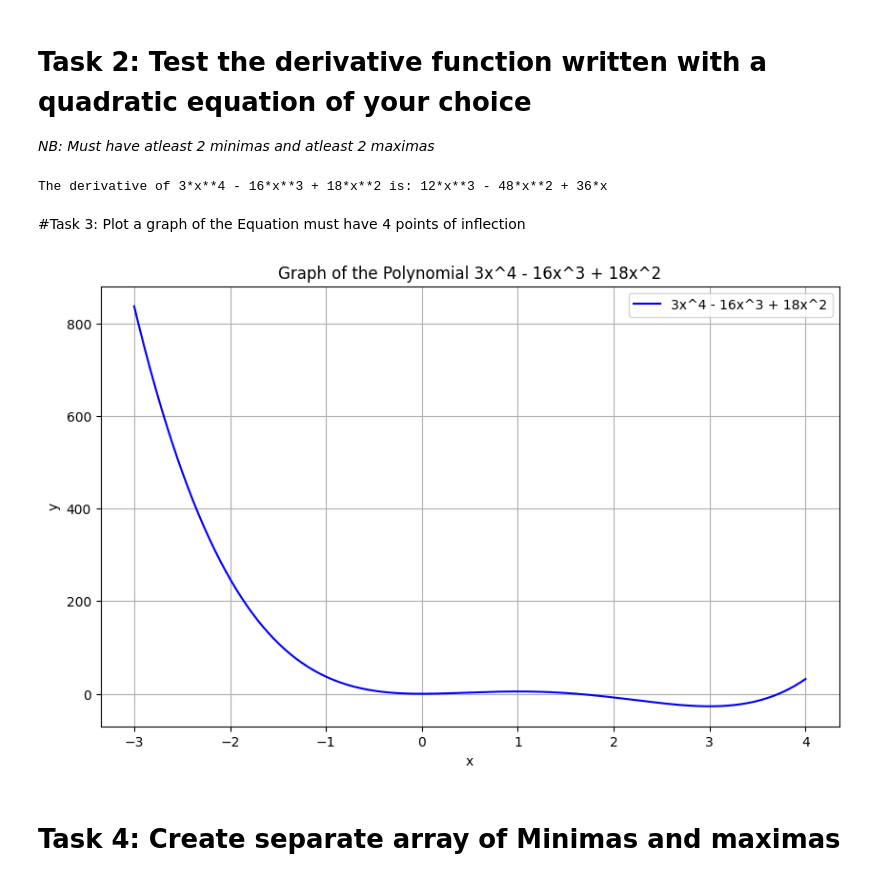
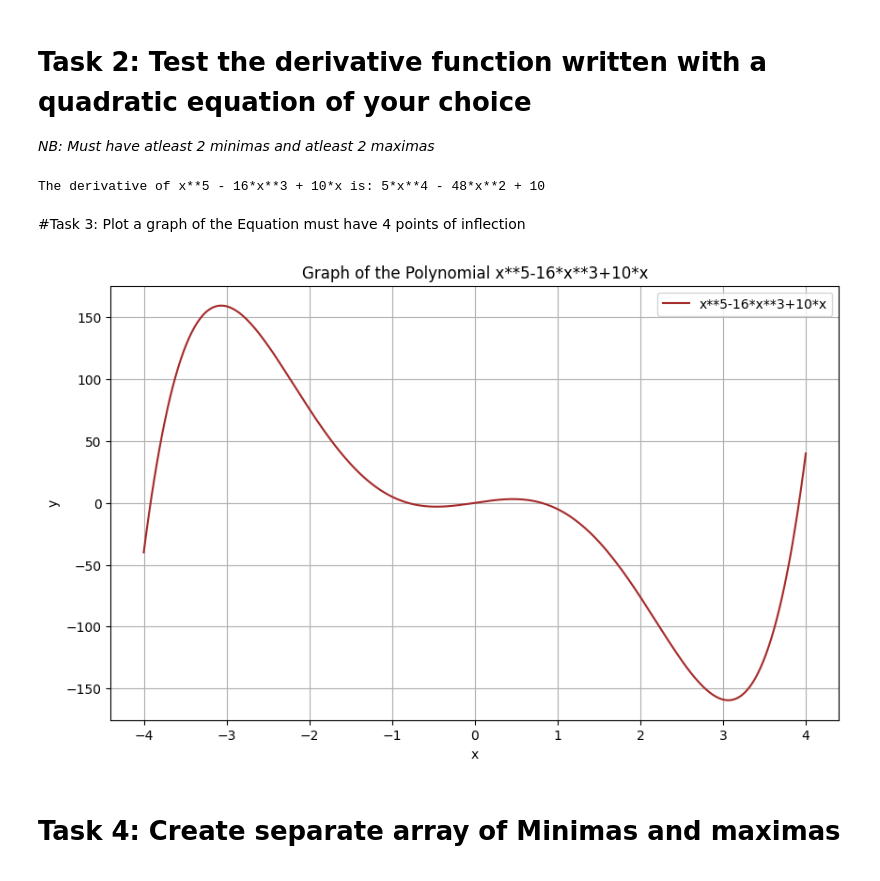
Before and after one commit to Isaiah-Essien/Calculus_assignment, a Jupyter notebook: Group8_Quiz_2___Calculus.ipynb, the cells around one changed output. Saved outputs shown, nothing was run; the diff lists cells and outputs as text; code cells hidden in the pictures.

```diff
--- a/Group8_Quiz_2___Calculus.ipynb
+++ b/Group8_Quiz_2___Calculus.ipynb
@@ -17,35 +18,35 @@ def calculate_derivative(equation):
 # Task 2: Test the derivative function written with a quadratic equation of your choice
 *NB: Must have atleast 2 minimas and atleast 2 maximas*
 # %%
-polynomial = '3*x**4 - 16*x**3 + 18*x**2'
+polynomial = x**5-16*x**3+10*x
 derivative = calculate_derivative(polynomial)
 print(f"The derivative of {polynomial} is: {derivative}")
 # %% [output]
-The derivative of 3*x**4 - 16*x**3 + 18*x**2 is: 12*x**3 - 48*x**2 + 36*x
+The derivative of x**5 - 16*x**3 + 10*x is: 5*x**4 - 48*x**2 + 10
 # %% [markdown]
 #Task 3: Plot a graph of the Equation must have 4 points of inflection
 # %%
 # Define the polynomial function
 def polynomial(x):
-    return 3*x**4 - 16*x**3 + 18*x**2
+    return x**5-16*x**3+10*x
 
 # Generate x values
-x = np.linspace(-3, 4, 500)  # Adjust the range as needed
+x = np.linspace(-4, 4, 500)  # Adjust the range as needed
 
 # Calculate y values
 y = polynomial(x)
 
 # Plot the graph
 plt.figure(figsize=(10, 6))
-plt.plot(x, y, label='3x^4 - 16x^3 + 18x^2', color='blue')
+plt.plot(x, y, label='x**5-16*x**3+10*x', color='brown')
 plt.xlabel('x')
 plt.ylabel('y')
-plt.title('Graph of the Polynomial 3x^4 - 16x^3 + 18x^2')
+plt.title('Graph of the Polynomial x**5-16*x**3+10*x')
 plt.legend()
 plt.grid(True)
 plt.show()
 # %% [output]
-[figure, old version]
+[figure, new version]
 # %% [markdown]
 # Task 4: Create separate array of Minimas and maximas
 # %%
```
Also changed, not shown: parts of 6 cells of this notebook.
